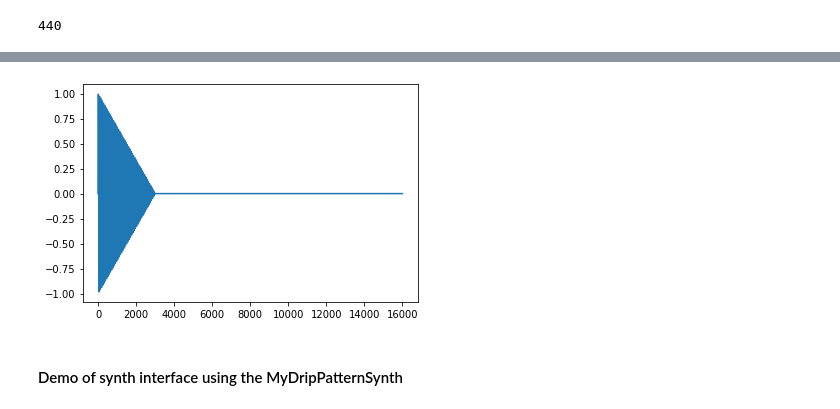
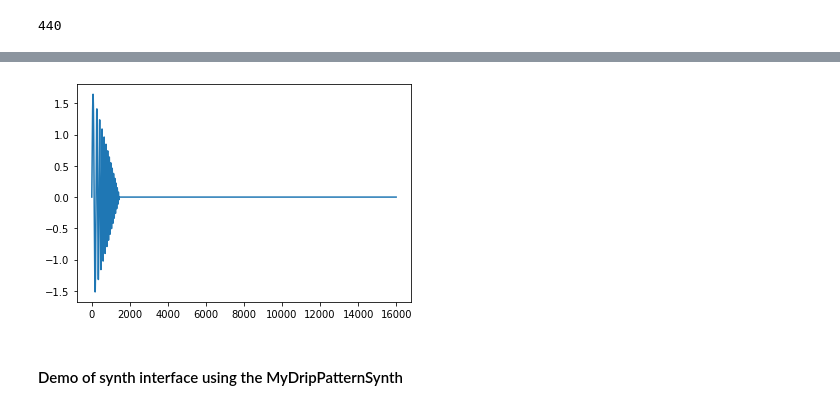
Before and after one commit to prashanthtr/dripTextureDS, a Jupyter notebook: dripTextureVisualization-notebook.ipynb, the cells around one changed output, grey strips where cells are left out. Drawn from its saved outputs; the diff is of its cells as text; code cells hidden in the pictures.

```diff
--- a/dripTextureVisualization-notebook.ipynb
+++ b/dripTextureVisualization-notebook.ipynb
@@ -96,14 +109,14 @@ now the value of synth param f0 is 440
 # %%
-foosynth.setParam('cf', 240) # Can set any synth parameter with setParam()
-foosynth.setParam('sweep', 50) # Can set any synth parameter with setParam()
-foosynth.setParam('decay', 5) # Can set any synth parameter with setParam()
-foosynth.setParam('decayVar', 2) # Can set any synth parameter with setParam()
+foosynth.setParam('cf', 55) # Can set any synth parameter with setParam()
+foosynth.setParam('sweep', 220) # Can set any synth parameter with setParam()
+foosynth.setParamNorm('startAmp', 1) # Can set any synth parameter with setParam()
+foosynth.setParamNorm('ampRange', 0.4) # Can set any synth parameter with setParam()
 sig=foosynth.generate(1)   # all synths use generate to create audio. Parameter is length in seconds
 plt.plot(sig)
 display(Audio(sig, rate=16000, autoplay=True))
 # %% [output]
 [interactive output not drawn]
-[figure, old version]
+[figure, new version]
 # %% [markdown]
 #### Demo of synth interface using the MyDripPatternSynth
 # %%
```
Also changed, not shown: parts of 11 cells of this notebook, 6 other files.
